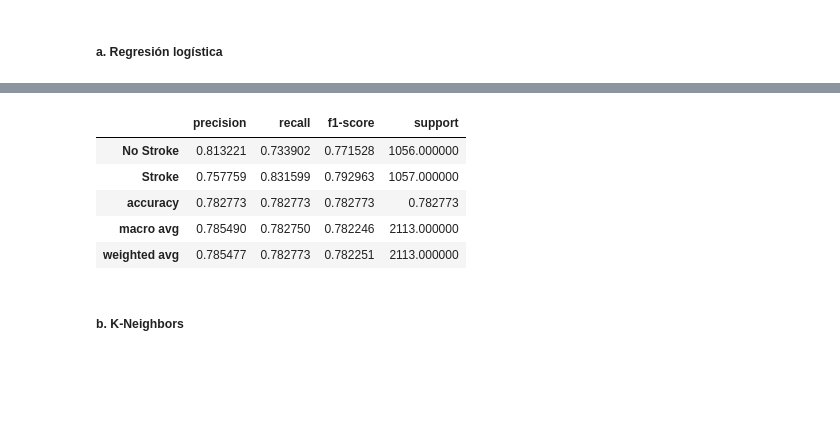
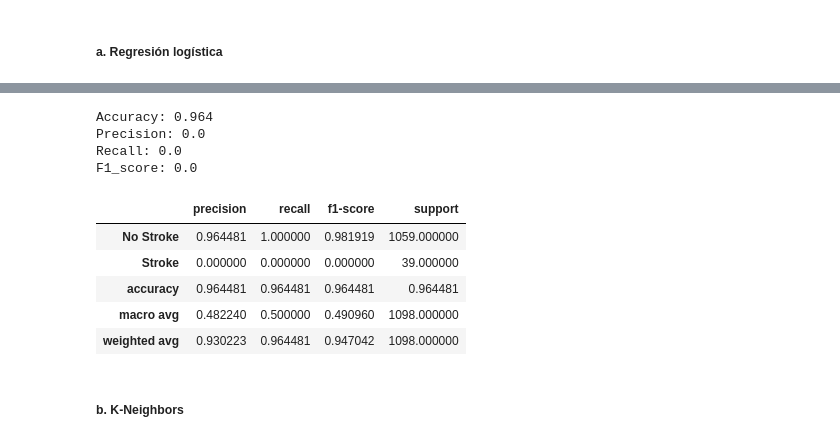
Before and after one commit to aliz378/Stoke-prediciton, a Jupyter notebook: Project/Stroke_prediction.ipynb, the cells around one changed output, grey strips where cells are left out. Cells and saved outputs as stored; diff of their text form; code cells hidden in the pictures; blank space fills up the shorter version.

Commit message:
Confusion matrix and metrics

```diff
--- a/Project/Stroke_prediction.ipynb
+++ b/Project/Stroke_prediction.ipynb
@@ -254,10 +269,23 @@ X = df.drop(['stroke'], axis=1)
 X = pd.DataFrame(StandardScaler().fit_transform(X))
 y = df.stroke
 
-sm = SMOTE(random_state=111)
-X_sm , y_sm = sm.fit_resample(X,y)
-
-x_train, x_test, y_train, y_test = train_test_split(X_sm, y_sm, test_size=0.25, random_state=100)
+x_train, x_test, y_train, y_test = train_test_split(X, y, test_size=0.25, random_state=100)
 
 x_train = StandardScaler().fit_transform(x_train)
 x_test = StandardScaler().fit_transform(x_test)
+# %%
+def ModeloPrediccion(y_test, y_pred):
+
+    accuracy = round(accuracy_score(y_test, y_pred), 3)
+    precision = round(precision_score(y_test, y_pred), 3)
+    recall = round(recall_score(y_test, y_pred), 3)
+    f1 = round(f1_score(y_test, y_pred), 3)
+
+    print(f'Accuracy: {accuracy}')
+    print(f'Precision: {precision}')
+    print(f'Recall: {recall}')
+    print(f'F1_score: {f1}')
+
+    performance_metrics = [accuracy,precision,recall,f1]
+
+    return performance_metrics
@@ -288,13 +317,19 @@ Text(0.5, 269.55555555555554, 'Predicted label')
 # %%
 logistic_report = classification_report(y_test, y_pred, output_dict=True, target_names=['No Stroke', 'Stroke'])
+metrics_LR_0 = ModeloPrediccion(y_test, y_pred)
+fit_LR_0 = logisticRModel
 pd.DataFrame(logistic_report).transpose()
 # %% [output]
+Accuracy: 0.964
+Precision: 0.0
+Recall: 0.0
+F1_score: 0.0
 |  | precision | recall | f1-score | support |
-| No Stroke | 0.813221 | 0.733902 | 0.771528 | 1056.000000 |
-| Stroke | 0.757759 | 0.831599 | 0.792963 | 1057.000000 |
-| accuracy | 0.782773 | 0.782773 | 0.782773 | 0.782773 |
-| macro avg | 0.785490 | 0.782750 | 0.782246 | 2113.000000 |
-| weighted avg | 0.785477 | 0.782773 | 0.782251 | 2113.000000 |
+| No Stroke | 0.964481 | 1.000000 | 0.981919 | 1059.000000 |
+| Stroke | 0.000000 | 0.000000 | 0.000000 | 39.000000 |
+| accuracy | 0.964481 | 0.964481 | 0.964481 | 0.964481 |
+| macro avg | 0.482240 | 0.500000 | 0.490960 | 1098.000000 |
+| weighted avg | 0.930223 | 0.964481 | 0.947042 | 1098.000000 |
 # %% [markdown]
 ##### b. K-Neighbors
 # %%
```
Also changed, not shown: parts of 34 cells of this notebook.
